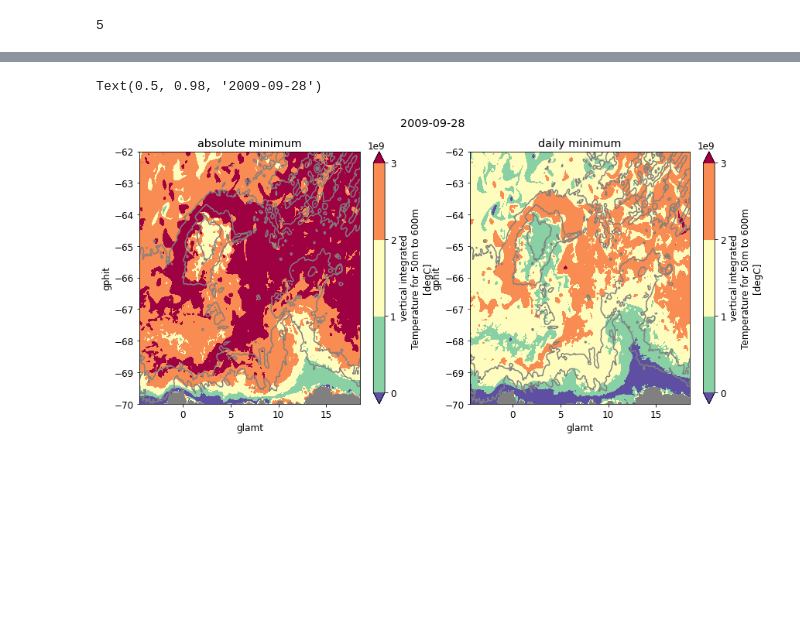
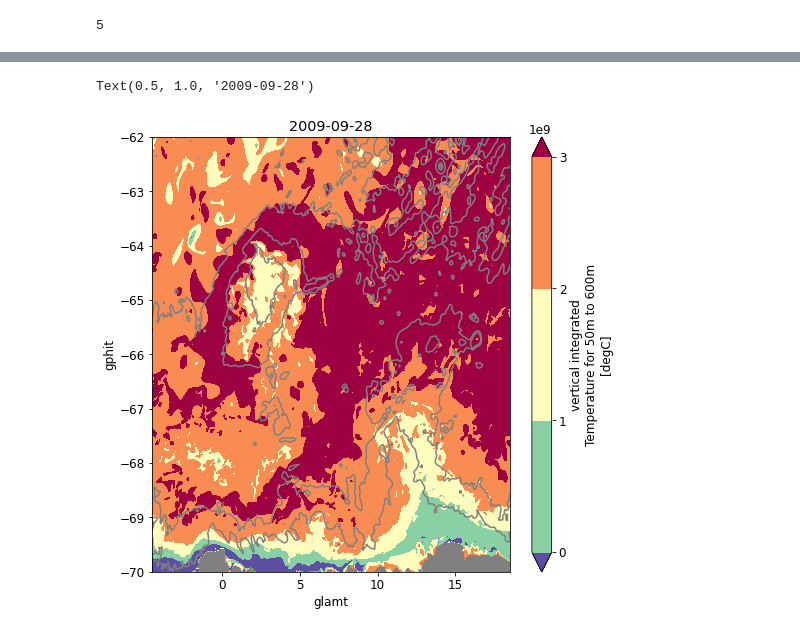
Before and after one commit to bguelk/JGR_2023_MaudRise, a Jupyter notebook: plot_figures/Untitled.ipynb, the cells around one changed output, grey strips where cells are left out. Cells and saved outputs as stored; diff of their text form; code cells hidden in the pictures; blank space fills up the shorter version.

```diff
--- a/plot_figures/Untitled.ipynb
+++ b/plot_figures/Untitled.ipynb
@@ -5,6 +5,7 @@ import numpy as np
 import matplotlib.pyplot as plt
 from pathlib import Path
 from matplotlib.colors import LogNorm
+from matplotlib.gridspec import GridSpec, GridSpecFromSubplotSpec
 import gsw
 import cmocean.cm as cmo
 import xarray as xr
@@ -13,7 +14,7 @@ from skimage.morphology import disk
 import cmasher as cmr
 import matplotlib.colors as mcolors
 xr.set_options(keep_attrs=True)
-plt.rcParams['font.size']=12
+plt.rcParams['font.size']=16
 # %%
 # path to the stored data
 path=('../../MAUD_RISE_config/maud_v4/m36_ke2/rev_data/')
@@ -26,6 +27,8 @@ dt=86400
 # THIS is just a quick draft for plotting , DOUBLE CHECK DEPTH!!
 ds1=xr.open_mfdataset(path+'*_m36.nc',chunks={'t':60})
 ds2=xr.open_mfdataset('../../MAUD_RISE_config/maud_v4/m36_ke2/mld*_m36.nc',chunks={'t':60})
+ds3=xr.open_mfdataset('../../MAUD_RISE_config/maud_v4/m36_ke2/sic*_m36.nc',chunks={'t':60})
+ds4=xr.open_mfdataset('../../MAUD_RISE_config/maud_v4/m36_ke2/sit*_m36.nc',chunks={'t':60})
 bat=xr.open_dataset('../../MAUD_RISE_config/maud_v4/m36_mask/1_domain_cfg_50levels_new.nc')
 bat.coords['nav_lon']=bat.nav_lon.mean(dim='y')
 bat.coords['nav_lat']=bat.nav_lat.mean(dim='x')
@@ -33,7 +36,7 @@ bat=bat.swap_dims({'x':'x_c','y':'y_c','z':'z_c'})
 mask=xr.open_mfdataset('../../MAUD_RISE_config/maud_v4/m36_mask/mask*.nc')
 
 # combine the datasets
-ds=xr.merge((ds1,ds2,bat.bathy_meter,bat.e3t_1d,mask))
+ds=xr.merge((ds1,ds2,ds3,ds4,bat.bathy_meter,bat.e3t_1d,mask))
 ds.coords['month']=ds.t.dt.month
 ds.coords['year']=ds.t.dt.year
 ds.coords['day']=ds.t.dt.day
@@ -256,20 +237,14 @@ Text(0.5, 0.98, '2014-09-03')
 # %%
-fig,axes=plt.subplots(1,2,figsize=(14,6))
-ax=axes[0]
+fig,axes=plt.subplots(1,1,figsize=(8,8))
+ax=axes
 hca_abs.isel(t=1000).plot.contourf(x="glamt",y="gphit",ax=ax,vmin=0,vmax=3e9,levels=4,cmap=colors_hca)
 ds36.bathy_meter.plot.contour(x="glamt",y="gphit",ax=ax,levels=[2500,3500,5000],colors='grey')
 ds36.bathy_meter.where(ds36.bathy_meter<1).plot.contourf(x="glamt",y="gphit",ax=ax,colors='gray',add_colorbar=False)
 ax.set_xlim((-4.5,18.5))
 ax.set_ylim(-70,-62)
 ax.set_title('absolute minimum')
-ax=axes[1]
-hca_daily.isel(t=1000).plot.contourf(x="glamt",y="gphit",ax=ax,vmin=0,vmax=3e9,levels=4,cmap=colors_hca)
-ds36.bathy_meter.plot.contour(x="glamt",y="gphit",ax=ax,levels=[2500,3500,5000],colors='grey')
-ds36.bathy_meter.where(ds36.bathy_meter<1).plot.contourf(x="glamt",y="gphit",ax=ax,colors='gray',add_colorbar=False)
-ax.set_xlim((-4.5,18.5))
-ax.set_ylim(-70,-62)
-ax.set_title('daily minimum')
-plt.suptitle('%s' %np.datetime_as_string(ds36.t.isel(t=1000),unit='D'))
+
+plt.title('%s' %np.datetime_as_string(ds36.t.isel(t=1000),unit='D'))
 # %% [output]
-Text(0.5, 0.98, '2009-09-28')
+Text(0.5, 1.0, '2009-09-28')
-[figure, old version]
+[figure, new version]
```
Also changed, not shown: parts of 10 cells of this notebook.
